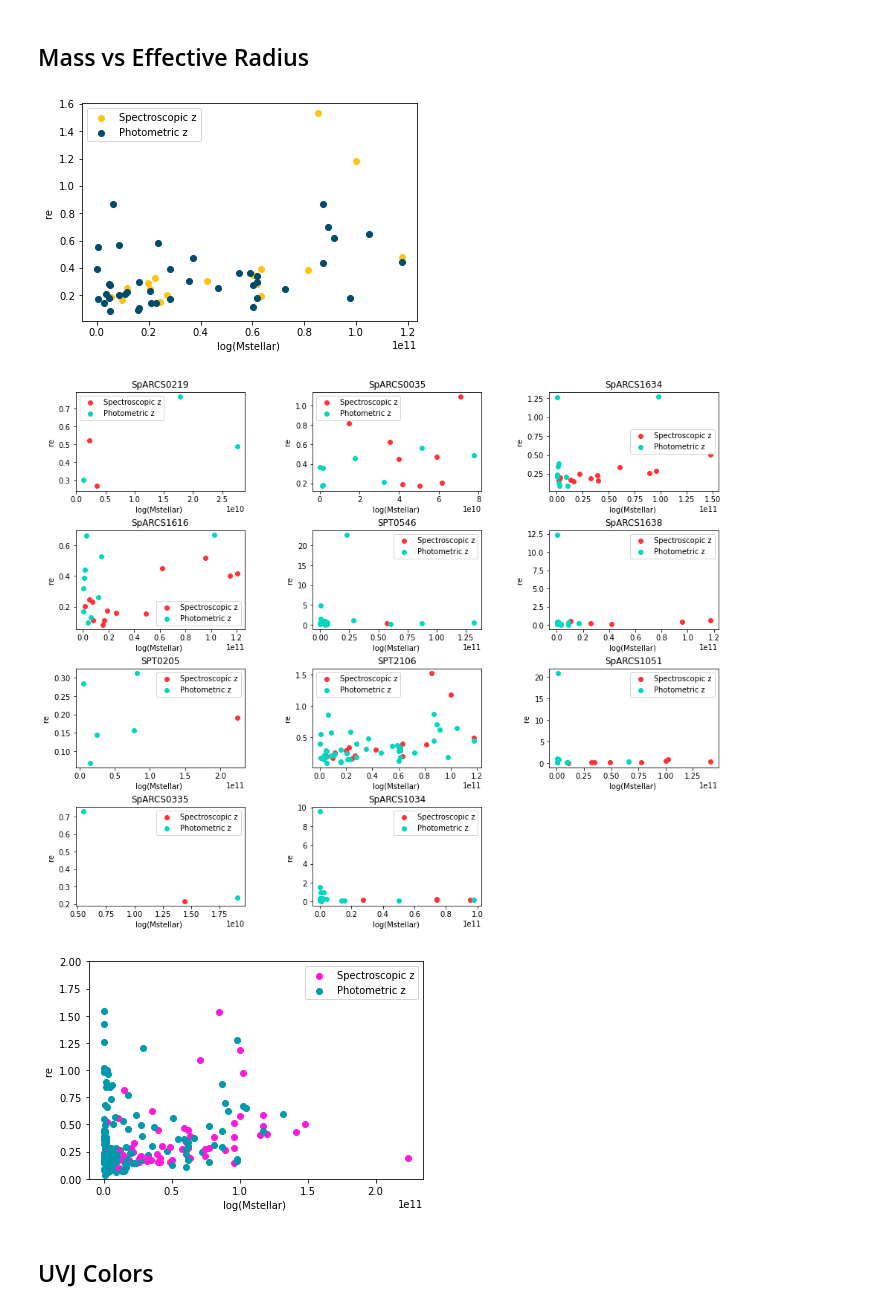
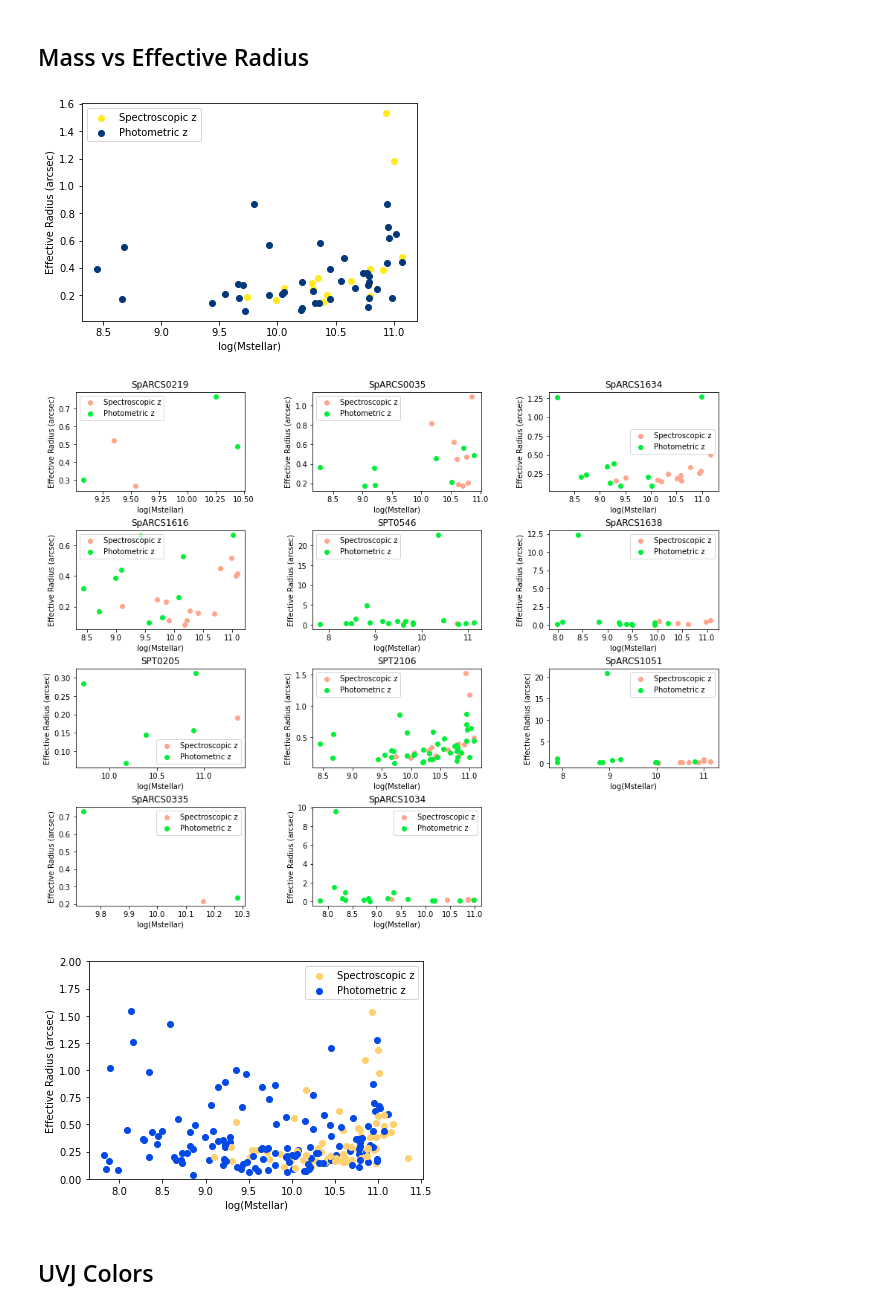
Before and after one commit to charrbit/GOGREEN-galaxy-research, a Jupyter notebook: Code/myDataAnalysis.ipynb, the cells around one changed output. Saved outputs shown, nothing was run; the diff lists cells and outputs as text; code cells hidden in the pictures.

```diff
--- a/Code/myDataAnalysis.ipynb
+++ b/Code/myDataAnalysis.ipynb
@@ -412,17 +412,17 @@ searchCriteria = [
 ]
 gg.standardCriteria = searchCriteria
 # %%
-gg.plot('Mstellar', 're', 1, 'SPT2106', useLog=[1,0], colorType='membership')
+gg.plot('Mstellar', 're', 1, 'SPT2106', useLog=[True,False], colorType='membership', xLabel='log(Mstellar)', yLabel='Effective Radius (arcsec)')
 # %% [output]
-[figure, old version]
+[figure, new version]
 # %%
-gg.plot('Mstellar', 're', 2, useLog=[1,0], colorType='membership')
+gg.plot('Mstellar', 're', 2, useLog=[True,False], colorType='membership', xLabel='log(Mstellar)', yLabel='Effective Radius (arcsec)')
 # %% [output]
-[figure, old version]
+[figure, new version]
 # %%
-gg.plot('Mstellar', 're', 3, yRange=[0,2], useLog=[1,0], colorType='membership')
+gg.plot('Mstellar', 're', 3, yRange=[0,2], useLog=[True,False], colorType='membership', xLabel='log(Mstellar)', yLabel='Effective Radius (arcsec)')
 # %% [output]
-[figure, old version]
+[figure, new version]
 # %% [markdown]
 ## UVJ Colors
 # %%
```
Also changed, not shown: parts of 8 cells of this notebook, 1 other file.
